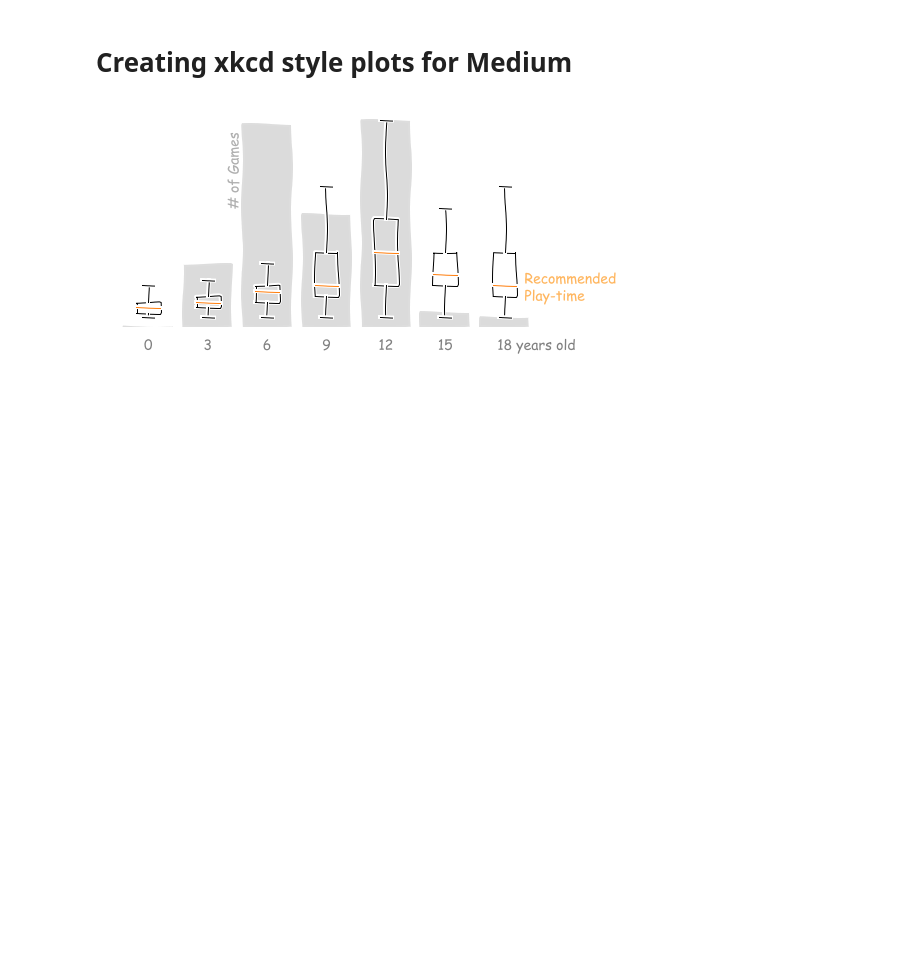
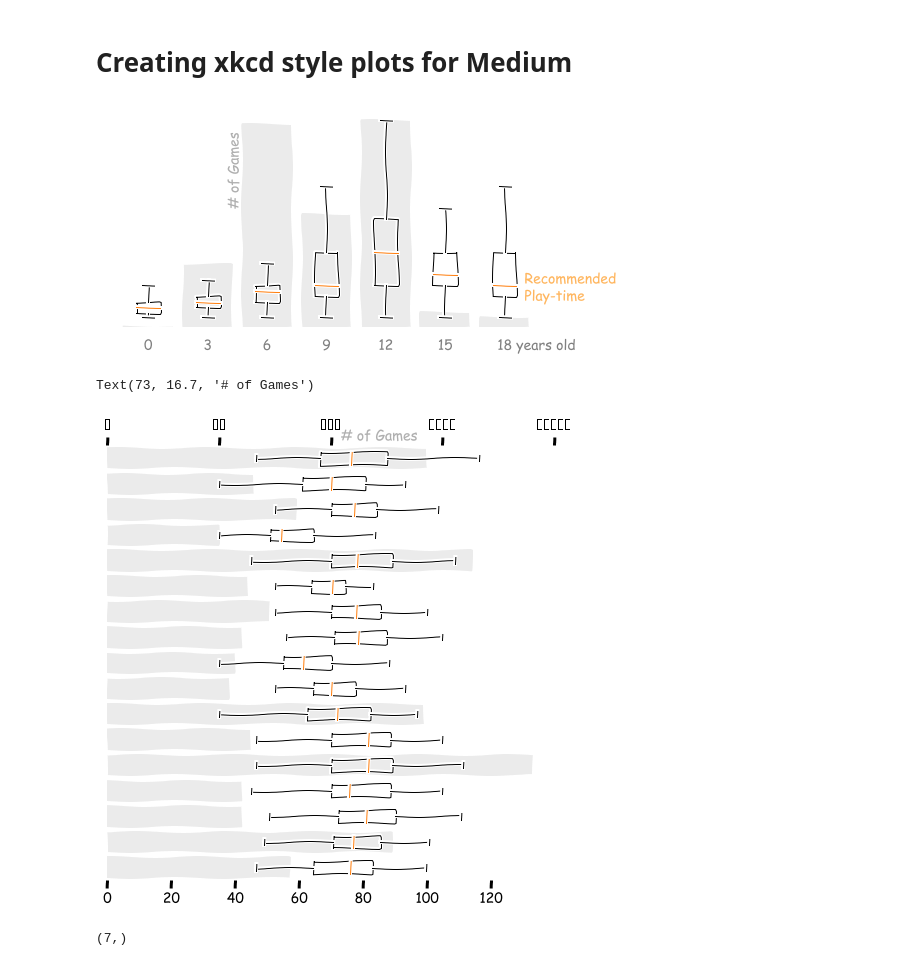
Before and after one commit to paul-stubley/Udacity, a Jupyter notebook: Project_1__Board_Games/Board_Games.ipynb, the cells around one changed output. Drawn from its saved outputs; the diff is of its cells as text; code cells hidden in the pictures; blank space fills up the shorter version.

Commit message:
Part way to second xkcd plot
Need to finish off the plot:
Stars in axis
Order both y-scales
remove excess ink

```diff
--- a/Project_1__Board_Games/Board_Games.ipynb
+++ b/Project_1__Board_Games/Board_Games.ipynb
@@ -524,2 +524,59 @@ plt.savefig('output_age_vs_time.png')
 # %% [output]
 [figure]
+# %%
+# Get data into correct form to use basic plt (rather than seaborn)
+x3 = df_top_pub_with_rating[~df_top_pub_with_rating.publisher.isna()]
+x4 = x3[~df_top_pub_with_rating.avg_rating.isna()]
+boxplot_dat2 = x4.groupby('publisher')['avg_rating'].apply(list)
+
+
+
+
+# Setup plots
+plt.xkcd()
+fig,ax = plt.subplots(1,1, figsize=(8,8))
+ax_b = ax.twiny() # Second y axes for plot 0
+
+# Plotting
+ax.barh(df_counts_pub.index
+        , df_counts_pub.values
+        #, width = 2.5
+        , color='grey'
+        , alpha=0.08
+       )
+ax_b.boxplot(boxplot_dat2
+            , positions= range(17)
+            , showfliers = False
+            , widths = 0.5
+            , vert = False
+            )
+
+
+# Cleanup of plots
+sns.despine(left=True, bottom=True)
+ax_b.set_ylabel('Minimum Recommended Time (Mins)') # Relabel y
+#ax.set_xlabel('Minimum Recommended Age (Years)')  # Relabel x
+#ax.set_ylabel('Number of Games (`000s)', color='grey') # Relabel y
+ax.set_ylabel('')
+#ax.set_yticks([])
+#ax.set_xticks([])
+plt.xticks(ticks = [1,2,3,4,5], labels = [u'\u2605','★★','★★★','★★★★','★★★★★'])
+ax_b.set_ylabel('')
+ax_b.set_xlim([1,5])
+
+ax_b.set_yticks([])
+ax.tick_params(axis='y', colors='grey', left=False)
+#ax.tick_params(axis='x', colors='grey', bottom=False) # Turn off ticks on x
+#ax.set_title('Minimum Recommended Time To Play', pad=20);  # Relabel x
+ax.text(73,16.7,"# of Games", color = 'grey', alpha=0.5)
+#ax.text(19,3.5,"Recommended\nPlay-time", color = 'darkorange', alpha=0.5)
+
+# # Save output
+# plt.savefig('output_age_vs_time.png', dpi=400)
+# %% [output]
+Text(73, 16.7, '# of Games')
+[figure, added]
+# %%
+boxplot_dat2.shape
+# %% [output]
+(7,)
```
Also changed, not shown: parts of 2 cells of this notebook, 1 other file.
